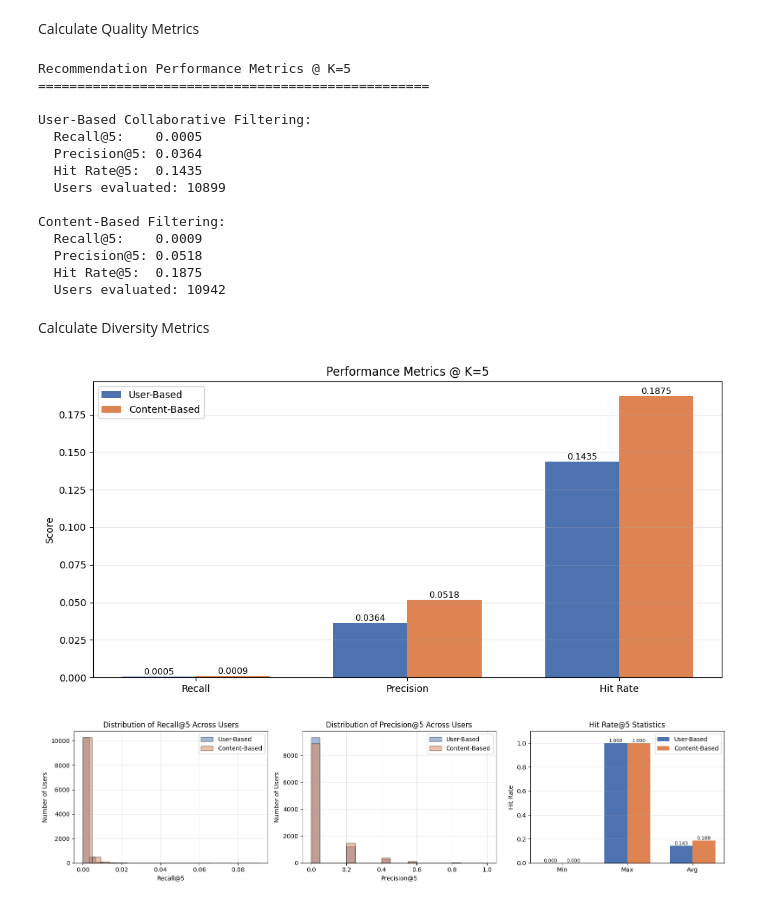
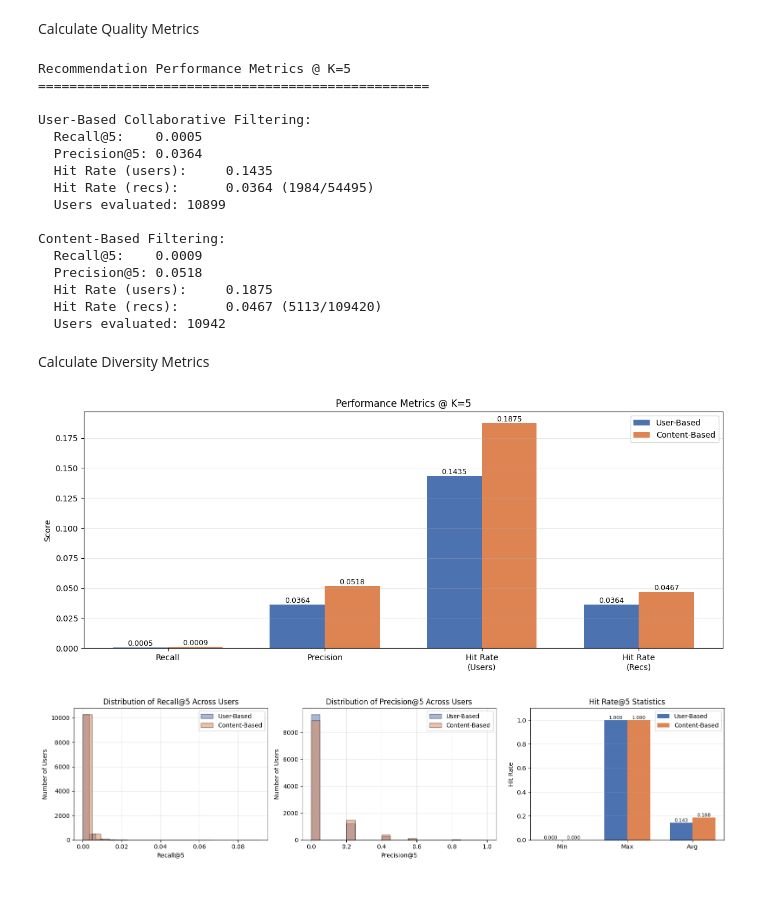
Before and after one commit to raahed/social-network-study-anime, a Jupyter notebook: notebook/evaluation.ipynb, the cells around one changed output. Cells and saved outputs as stored; diff of their text form; code cells hidden in the pictures.

Commit message:
Implement recs based

```diff
--- a/notebook/evaluation.ipynb
+++ b/notebook/evaluation.ipynb
@@ -118,21 +118,49 @@ avg_cb_recall = np.mean(cb_recalls)
 avg_cb_precision = np.mean(cb_precisions)
 
 # Calculate hit rates (percentage of users with at least one hit in top-k)
-ub_hit_rate = np.mean([1 if p > 0 else 0 for p in ub_precisions])
-cb_hit_rate = np.mean([1 if p > 0 else 0 for p in cb_precisions])
+ub_hit_rate_users = np.mean([1 if p > 0 else 0 for p in ub_precisions])
+cb_hit_rate_users = np.mean([1 if p > 0 else 0 for p in cb_precisions])
+
+# Calculate hit rate as percentage of recommendations that were actually watched
+# Get all recommendations as sets per user
+ub_user_recs = user_based_filtered.groupby('user_id')['anime_id'].apply(set).to_dict()
+cb_user_recs = content_based_filtered.groupby('user_id')['anime_id'].apply(set).to_dict()
+
+# Calculate what percentage of all recommendations were watched
+ub_total_recs = 0
+ub_watched_recs = 0
+cb_total_recs = 0
+cb_watched_recs = 0
+
+for user_id in common_users_ub:
+    recs = ub_user_recs[user_id]
+    watched = actual_watched[user_id]
+    ub_total_recs += len(recs)
+    ub_watched_recs += len(recs & watched)
+
+for user_id in common_users_cb:
+    recs = cb_user_recs[user_id]
+    watched = actual_watched[user_id]
+    cb_total_recs += len(recs)
+    cb_watched_recs += len(recs & watched)
+
+ub_hit_rate_recs = ub_watched_recs / ub_total_recs if ub_total_recs > 0 else 0
+cb_hit_rate_recs = cb_watched_recs / cb_total_recs if cb_total_recs > 0 else 0
 
 # Print results
 print(f"Recommendation Performance Metrics @ K={GLOBAL_K_VALUE}\n" + "="*50)
 print(f"\nUser-Based Collaborative Filtering:")
 print(f"  Recall@{GLOBAL_K_VALUE}:    {avg_ub_recall:.4f}")
 print(f"  Precision@{GLOBAL_K_VALUE}: {avg_ub_precision:.4f}")
-print(f"  Hit Rate@{GLOBAL_K_VALUE}:  {ub_hit_rate:.4f}")
+print(f"  Hit Rate (users):     {ub_hit_rate_users:.4f}")
+print(f"  Hit Rate (recs):      {ub_hit_rate_recs:.4f} ({ub_watched_recs}/{ub_total_recs})")
 print(f"  Users evaluated: {len(ub_recalls)}")
 
 print(f"\nContent-Based Filtering:")
 print(f"  Recall@{GLOBAL_K_VALUE}:    {avg_cb_recall:.4f}")
 print(f"  Precision@{GLOBAL_K_VALUE}: {avg_cb_precision:.4f}")
-print(f"  Hit Rate@{GLOBAL_K_VALUE}:  {cb_hit_rate:.4f}")
+print(f"  Hit Rate (users):     {cb_hit_rate_users:.4f}")
+print(f"  Hit Rate (recs):      {cb_hit_rate_recs:.4f} ({cb_watched_recs}/{cb_total_recs})")
 print(f"  Users evaluated: {len(cb_recalls)}")
 # %% [output]
 Recommendation Performance Metrics @ K=5
@@ -141,25 +169,27 @@ Recommendation Performance Metrics @ K=5
 User-Based Collaborative Filtering:
   Recall@5:    0.0005
   Precision@5: 0.0364
-  Hit Rate@5:  0.1435
+  Hit Rate (users):     0.1435
+  Hit Rate (recs):      0.0364 (1984/54495)
   Users evaluated: 10899
 
 Content-Based Filtering:
   Recall@5:    0.0009
   Precision@5: 0.0518
-  Hit Rate@5:  0.1875
+  Hit Rate (users):     0.1875
+  Hit Rate (recs):      0.0467 (5113/109420)
   Users evaluated: 10942
 # %% [markdown]
 Calculate Diversity Metrics
 # %%
 # Bar chart comparison
 metrics_data = pd.DataFrame({
-    'Metric': ['Recall', 'Precision', 'Hit Rate'],
-    'User-Based': [avg_ub_recall, avg_ub_precision, ub_hit_rate],
-    'Content-Based': [avg_cb_recall, avg_cb_precision, cb_hit_rate]
+    'Metric': ['Recall', 'Precision', 'Hit Rate\n(Users)', 'Hit Rate\n(Recs)'],
+    'User-Based': [avg_ub_recall, avg_ub_precision, ub_hit_rate_users, ub_hit_rate_recs],
+    'Content-Based': [avg_cb_recall, avg_cb_precision, cb_hit_rate_users, cb_hit_rate_recs]
 })
 
-fig, ax = plt.subplots(figsize=(10, 5))
+fig, ax = plt.subplots(figsize=(12, 5))
 x = np.arange(len(metrics_data['Metric']))
 width = 0.35
 
@@ -216,32 +246,32 @@ cb_stats = {'min': min(cb_hits), 'max': max(cb_hits), 'avg': np.mean(cb_hits)}
 # Create grouped bar chart for hit rate
 categories = ['Min', 'Max', 'Avg']
 ub_values = [ub_stats['min'], ub_stats['max'], ub_stats['avg']]
 cb_values = [cb_stats['min'], cb_stats['max'], cb_stats['avg']]
 
 x_pos = np.arange(len(categories))
 width = 0.35
 
 bars1 = axes[2].bar(x_pos - width/2, ub_values, width, label='User-Based', color='#4C72B0')
 bars2 = axes[2].bar(x_pos + width/2, cb_values, width, label='Content-Based', color='#DD8452')
 
 axes[2].set_ylabel('Hit Rate')
 axes[2].set_title(f'Hit Rate@{GLOBAL_K_VALUE} Statistics')
 axes[2].set_xticks(x_pos)
 axes[2].set_xticklabels(categories)
 axes[2].legend()
 axes[2].grid(axis='y', alpha=0.3)
 axes[2].set_ylim([0, 1.1])
 
 # Add value labels on bars
 for bars in [bars1, bars2]:
     for bar in bars:
         height = bar.get_height()
         axes[2].text(bar.get_x() + bar.get_width()/2., height,
                 f'{height:.3f}',
                 ha='center', va='bottom', fontsize=8)
 
 plt.tight_layout()
 plt.show()
 # %% [output]
-[figure, old version]
+[figure, new version]
 [figure]
```
